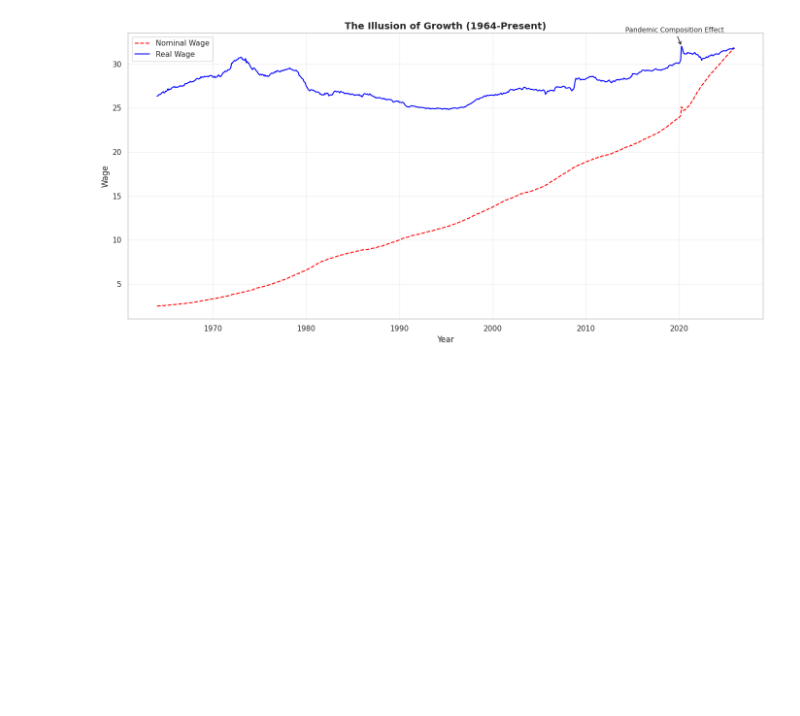
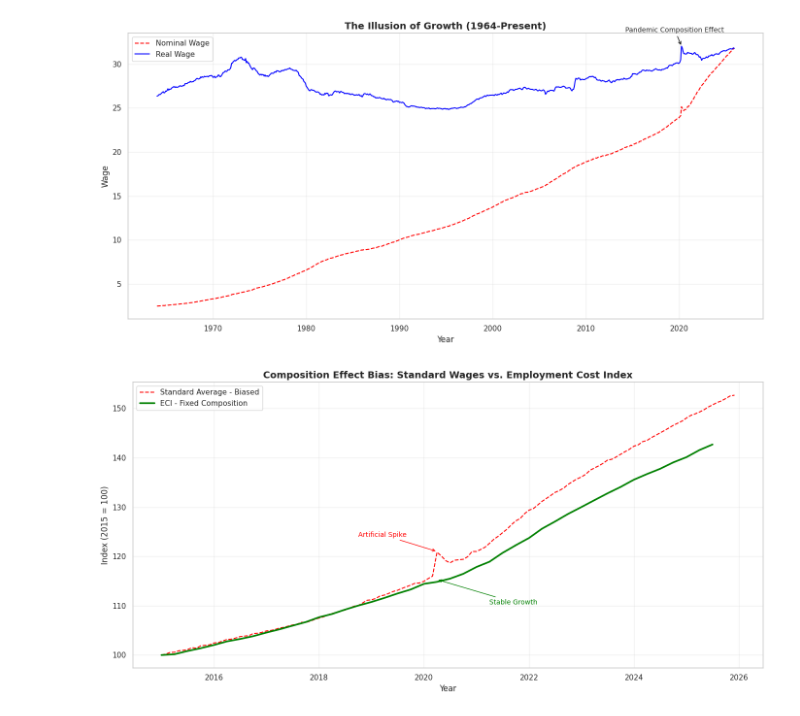
Before and after one commit to joaomerjam/ECON3916-33674-Statistical-Machine-Learning, a Jupyter notebook: Lab 2/V1 Lab 2: Fred Api.ipynb, the cells around one changed output. Drawn from its saved outputs; the diff is of its cells as text; code cells hidden in the pictures; blank space fills up the shorter version.

```diff
--- a/Lab 2/V1 Lab 2: Fred Api.ipynb
+++ b/Lab 2/V1 Lab 2: Fred Api.ipynb
@@ -171,3 +171,60 @@ plt.tight_layout()
 plt.show()
 # %% [output]
 [figure]
+# %%
+# another AI test: import matplotlib.pyplot as plt
+import pandas as pd
+
+# Fetch Employment Cost Index
+eciwag = fred.get_series('ECIWAG')
+
+# Filter both series from 2015 onwards
+start_date = '2015-01-01'
+wages_filtered = wages[wages.index >= start_date]
+eciwag_filtered = eciwag[eciwag.index >= start_date]
+
+# Rebase both to 100 (first value = 100)
+wages_rebased = (wages_filtered / wages_filtered.iloc[0]) * 100
+eciwag_rebased = (eciwag_filtered / eciwag_filtered.iloc[0]) * 100
+
+# Plot
+fig, ax = plt.subplots(figsize=(14, 7))
+
+ax.plot(wages_rebased.index, wages_rebased, linestyle='--', color='red', label='Standard Average - Biased')
+ax.plot(eciwag_rebased.index, eciwag_rebased, linestyle='-', color='green', linewidth=2.5, label='ECI - Fixed Composition')
+
+ax.set_title("Composition Effect Bias: Standard Wages vs. Employment Cost Index", fontsize=14, fontweight='bold')
+ax.set_xlabel("Year")
+ax.set_ylabel("Index (2015 = 100)")
+ax.legend(loc='upper left')
+ax.grid(True, alpha=0.3)
+
+# Annotate the 2020 divergence - Artificial Spike
+spike_date = pd.Timestamp('2020-04-01')
+spike_value = wages_rebased.loc['2020'].max()
+
+ax.annotate(
+    'Artificial Spike',
+    xy=(spike_date, spike_value),
+    xytext=(spike_date - pd.DateOffset(months=18), spike_value + 3),
+    fontsize=10,
+    color='red',
+    arrowprops=dict(arrowstyle='->', color='red')
+)
+
+# Annotate the ECI stable growth
+eci_2020_value = eciwag_rebased.loc['2020'].mean()
+
+ax.annotate(
+    'Stable Growth',
+    xy=(spike_date, eci_2020_value),
+    xytext=(spike_date + pd.DateOffset(months=12), eci_2020_value - 5),
+    fontsize=10,
+    color='green',
+    arrowprops=dict(arrowstyle='->', color='green')
+)
+
+plt.tight_layout()
+plt.show()
+# %% [output]
+[figure, added]
```
